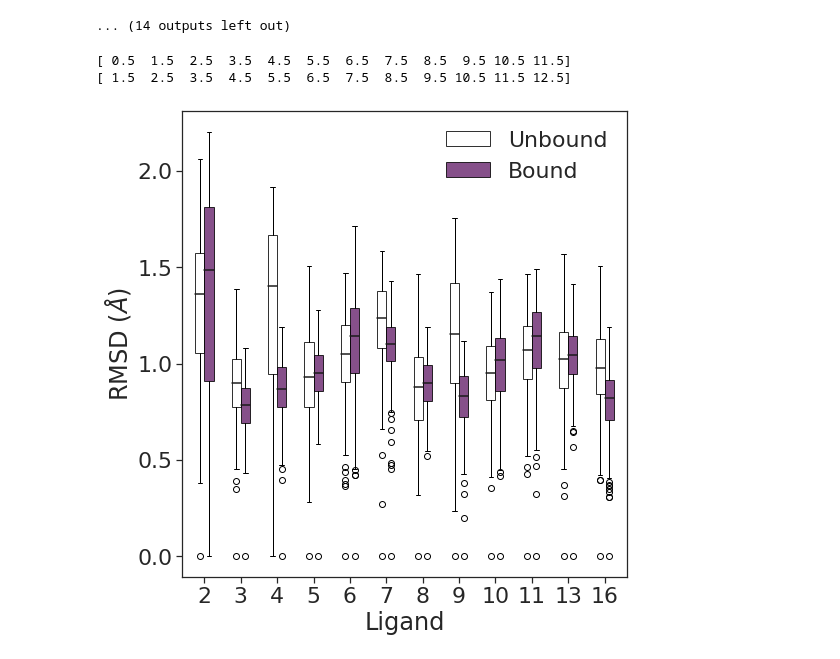
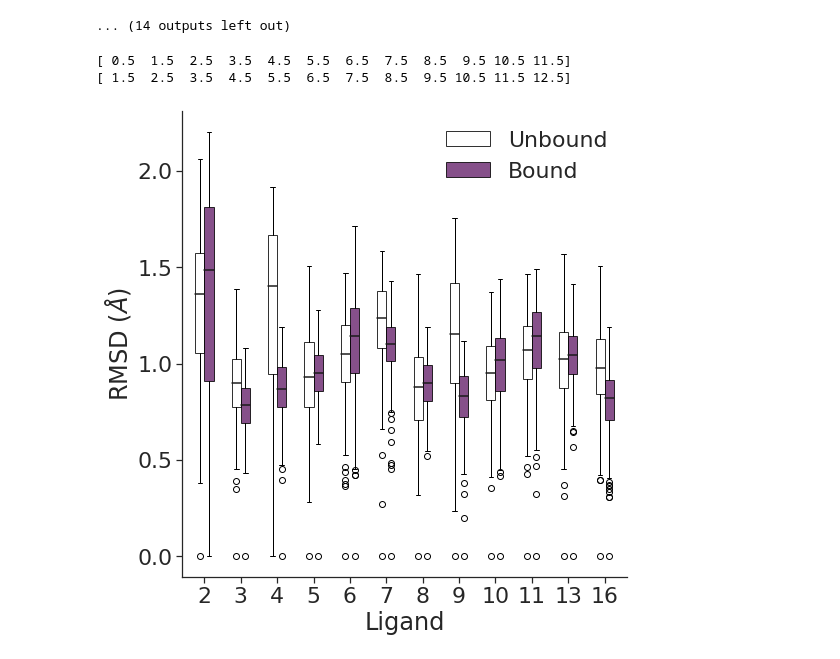
Before and after one commit to jasmin-guven/first_year_project, a Jupyter notebook: execution_model/scripts/plot_rmsd_box.ipynb, the cells around one changed output. Drawn from its saved outputs; the diff is of its cells as text; code cells hidden in the pictures.

Commit message:
rmsd comp despine

```diff
--- a/execution_model/scripts/plot_rmsd_box.ipynb
+++ b/execution_model/scripts/plot_rmsd_box.ipynb
@@ -98,31 +98,32 @@ fig = plt.figure(figsize=(8, 8))
 sns.set(context="notebook", palette="colorblind", style="ticks", font_scale=2.)
 
 median_line_properties = dict(linestyle='-', linewidth=1.5, color="k")
 box_properties = dict(alpha=0.8)
 
 xtick_positions = np.arange(1, len(ligands) + 1, 1)
 print(xtick_positions - 0.5)
 print(xtick_positions + 0.5)
 
 free_box = plt.boxplot(free_rmsds, boxprops=box_properties, patch_artist=True, medianprops=median_line_properties, positions=xtick_positions - 0.25/2, widths=0.25)
 bound_box = plt.boxplot(bound_rmsds, boxprops=box_properties, patch_artist=True, medianprops=median_line_properties, positions=xtick_positions + 0.25/2, widths=0.25)
 colours = ["#F9A800", "#0099AB"]
 rgba_colours = [(1, 1, 1),
                 (104/255, 36/255, 109/255)]
 
 for patch in free_box["boxes"]:
     patch.set_facecolor(rgba_colours[0])
 for patch in bound_box["boxes"]:
     patch.set_facecolor(rgba_colours[1])
 plt.xticks(ticks=xtick_positions, labels=ligands)
 plt.legend(handles=[free_box["boxes"][0], bound_box["boxes"][0]], labels=["Unbound", "Bound"], frameon=False)
 # ax[1].set_xticks(ticks=xtick_positions, labels=ligands, fontsize=12)
 plt.xlabel("Ligand")
 plt.ylabel(f"RMSD ($\AA$)")
+sns.despine()
 fig.tight_layout()
 fig.subplots_adjust(wspace=0.05)
 plt.savefig(f"../../plots/rmsd/box_plot_rmsd_comparison.pdf")
 # %% [output]
 [ 0.5  1.5  2.5  3.5  4.5  5.5  6.5  7.5  8.5  9.5 10.5 11.5]
 [ 1.5  2.5  3.5  4.5  5.5  6.5  7.5  8.5  9.5 10.5 11.5 12.5]
-[figure, old version]
+[figure, new version]
```
Also changed, not shown: 1 other file.
